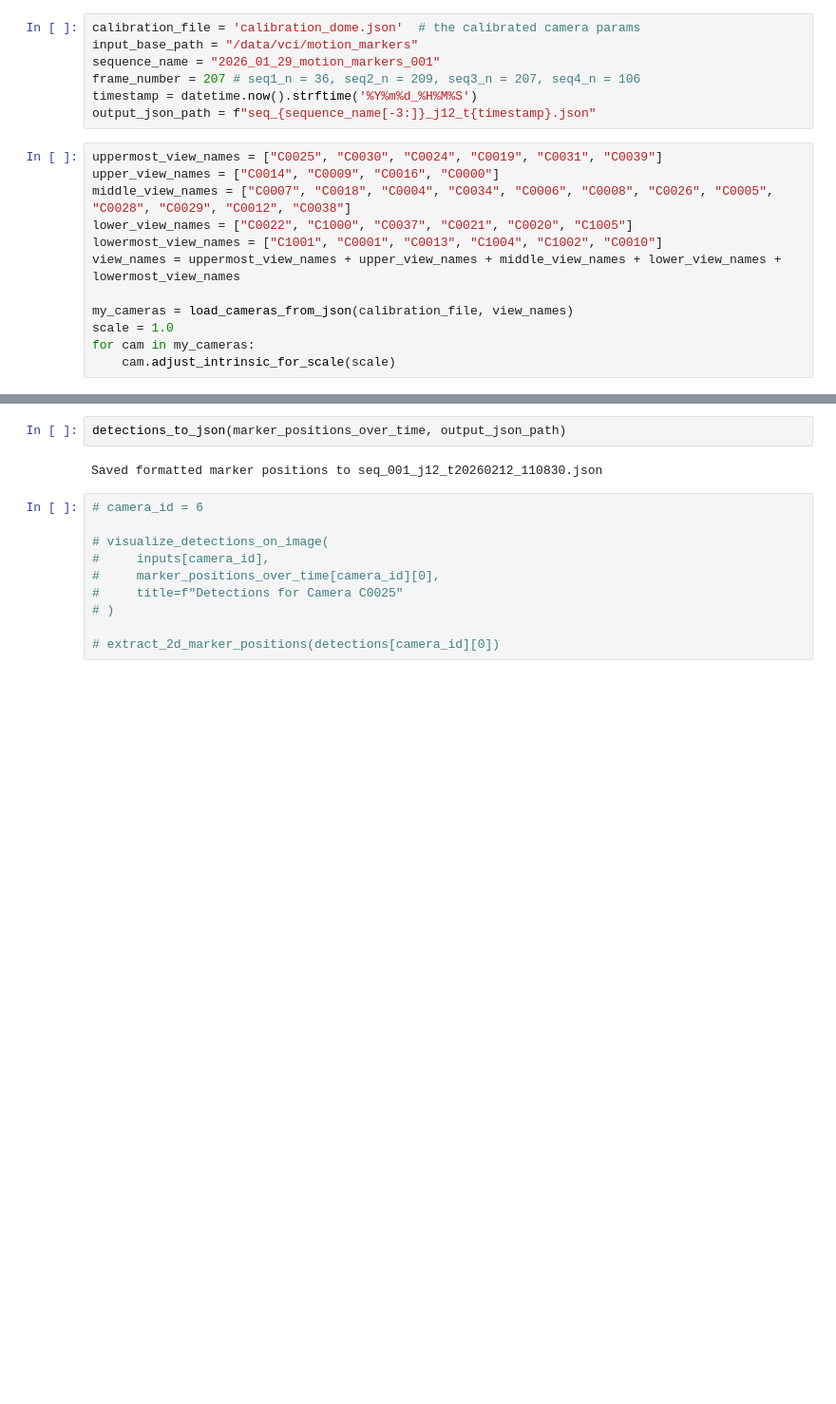
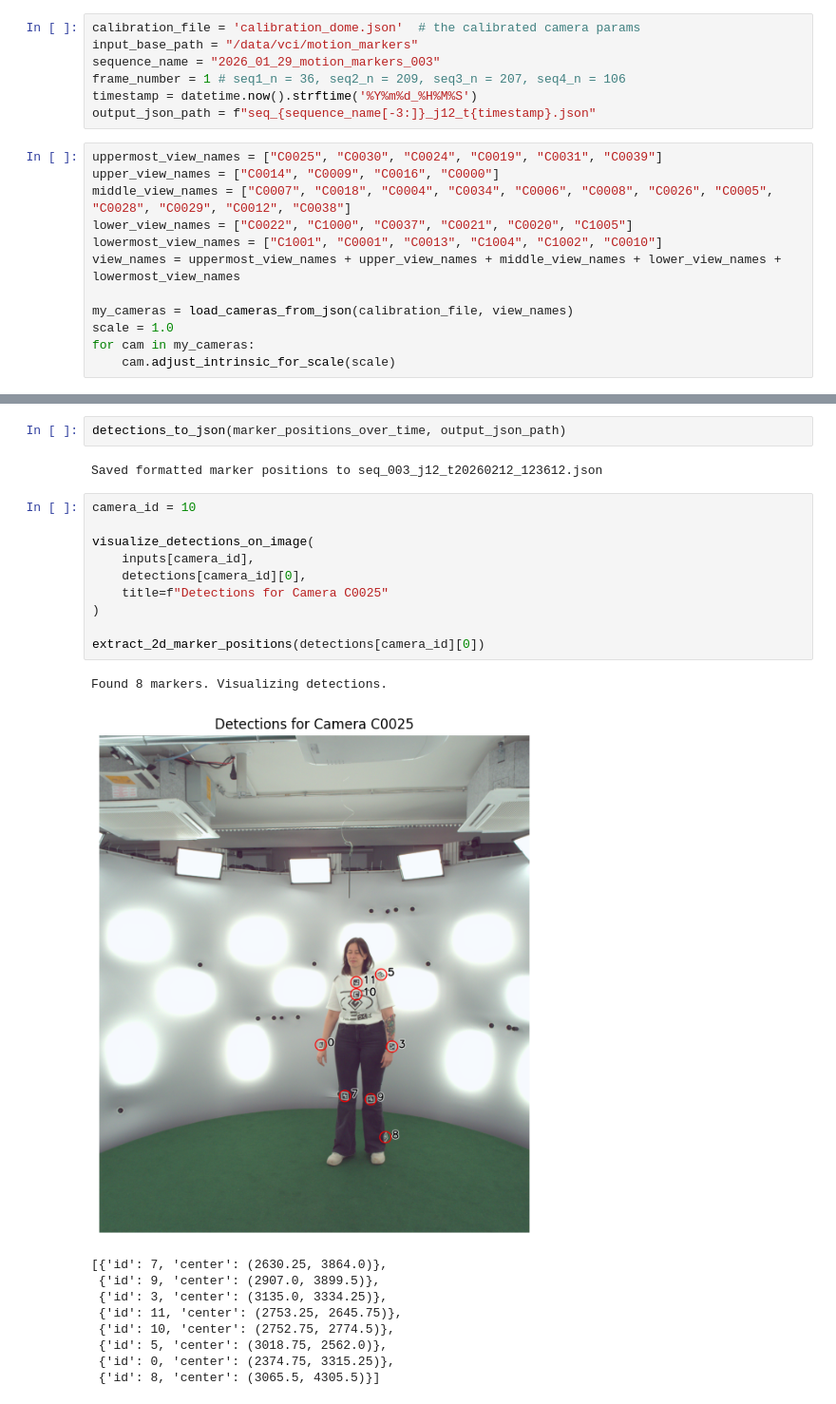
Before and after one commit to gokcandemiralp/ArUco_VCI_Skeleton, a Jupyter notebook: VCI_ArUco.ipynb, the cells around one changed output, grey strips where cells are left out. Shown at 95% size. Saved outputs shown, nothing was run; the diff lists cells and outputs as text; blank space fills up the shorter version.

```diff
--- a/VCI_ArUco.ipynb
+++ b/VCI_ArUco.ipynb
@@ -10,8 +11,8 @@ from utilities.camera import load_cameras_from_json
 # %%
 calibration_file = 'calibration_dome.json'  # the calibrated camera params
 input_base_path = "/data/vci/motion_markers"
-sequence_name = "2026_01_29_motion_markers_001"
-frame_number = 207 # seq1_n = 36, seq2_n = 209, seq3_n = 207, seq4_n = 106
+sequence_name = "2026_01_29_motion_markers_003"
+frame_number = 1 # seq1_n = 36, seq2_n = 209, seq3_n = 207, seq4_n = 106
 timestamp = datetime.now().strftime('%Y%m%d_%H%M%S')
 output_json_path = f"seq_{sequence_name[-3:]}_j12_t{timestamp}.json"
 # %%
@@ -82,15 +78,26 @@ marker_positions_over_time = get_marker_positions(
 # %%
 detections_to_json(marker_positions_over_time, output_json_path)
 # %% [output]
-Saved formatted marker positions to seq_001_j12_t20260212_110830.json
+Saved formatted marker positions to seq_003_j12_t20260212_123612.json
 # %%
-# camera_id = 6
+camera_id = 10
 
-# visualize_detections_on_image(
-#     inputs[camera_id],
-#     marker_positions_over_time[camera_id][0],
-#     title=f"Detections for Camera C0025"
-# )
+visualize_detections_on_image(
+    inputs[camera_id],
+    detections[camera_id][0],
+    title=f"Detections for Camera C0025"
+)
 
-# extract_2d_marker_positions(detections[camera_id][0])
+extract_2d_marker_positions(detections[camera_id][0])
+# %% [output]
+Found 8 markers. Visualizing detections.
+[figure, added]
+[{'id': 7, 'center': (2630.25, 3864.0)},
+ {'id': 9, 'center': (2907.0, 3899.5)},
+ {'id': 3, 'center': (3135.0, 3334.25)},
+ {'id': 11, 'center': (2753.25, 2645.75)},
+ {'id': 10, 'center': (2752.75, 2774.5)},
+ {'id': 5, 'center': (3018.75, 2562.0)},
+ {'id': 0, 'center': (2374.75, 3315.25)},
+ {'id': 8, 'center': (3065.5, 4305.5)}]
 # %%
```
Also changed, not shown: parts of 3 cells of this notebook, 3 other files.
